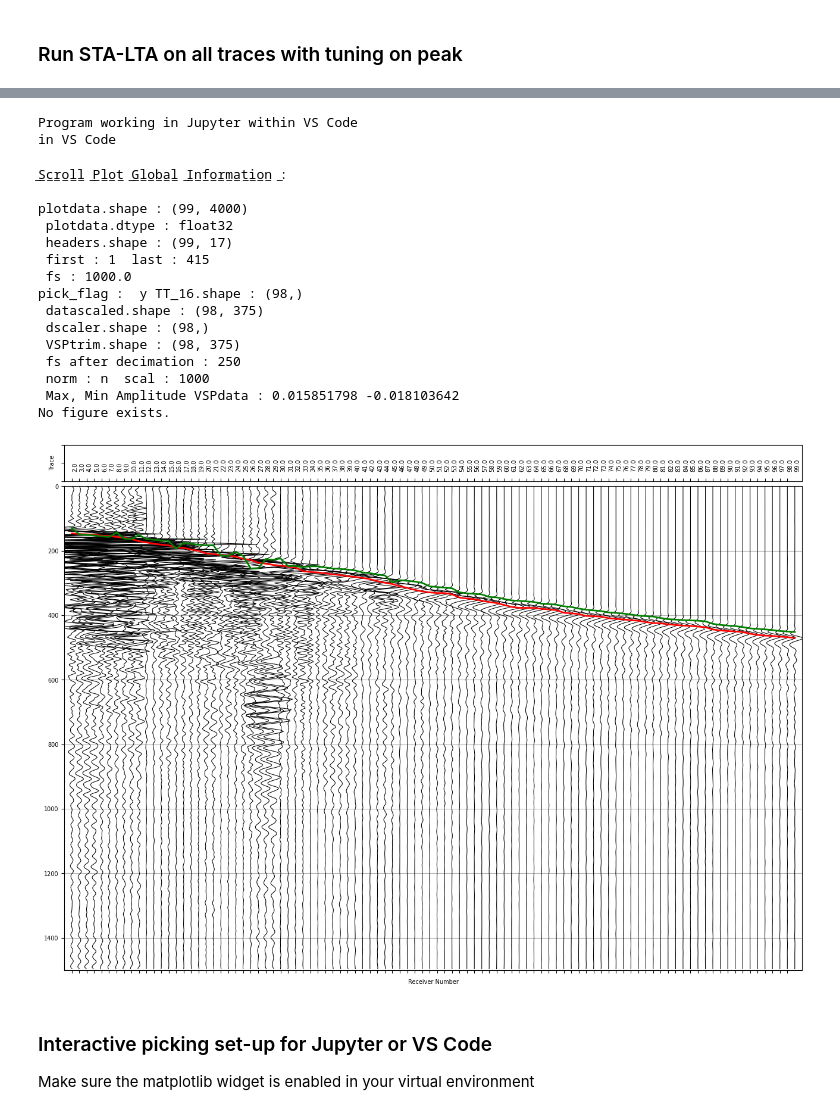
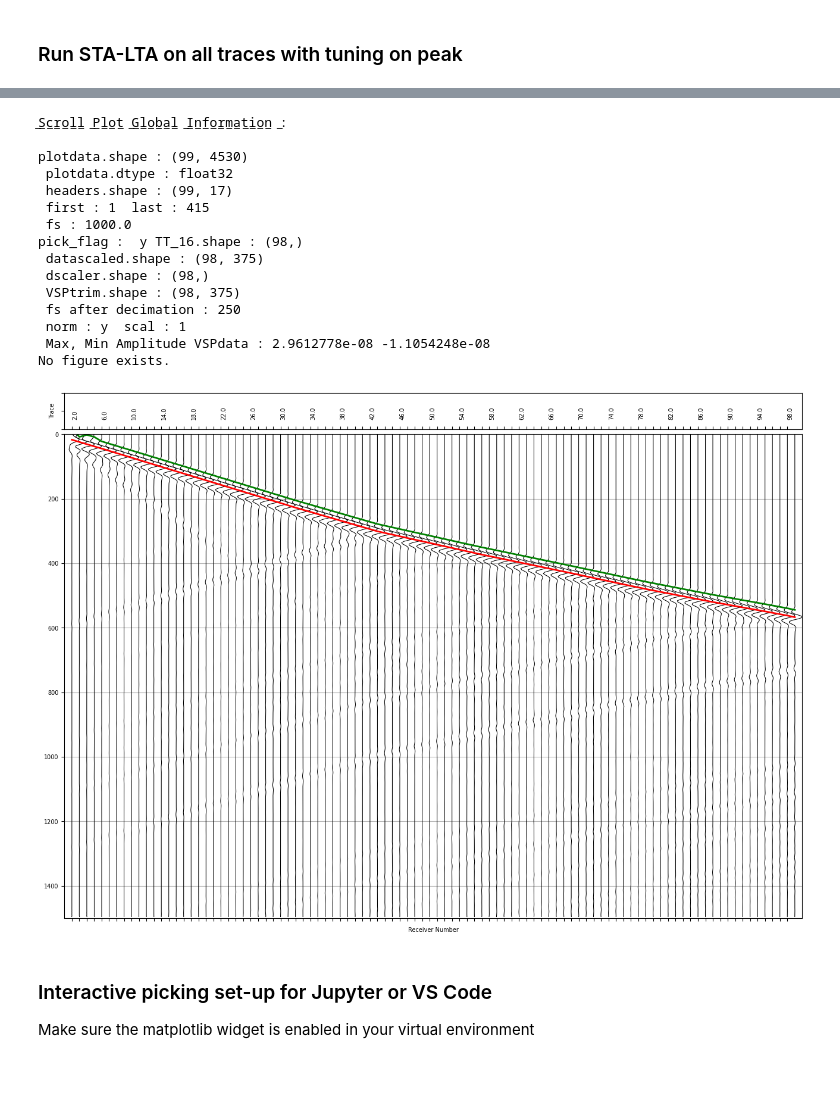
Before and after one commit to ajcampbell25/time_picking, a Jupyter notebook: time_pick_segy.ipynb, the cells around one changed output, grey strips where cells are left out. Cells and saved outputs as stored; diff of their text form; code cells hidden in the pictures; blank space fills up the shorter version.

```diff
--- a/time_pick_segy.ipynb
+++ b/time_pick_segy.ipynb
@@ -53,10 +53,7 @@ from iovsp import text_io
 # %%
 #################### get the ZVSP SEGY filename ############################
 
-#    filename = ('C:\\Users\\acampbell45\\Documents\\Python_Scripts'
-#        '\\Synthetic_data\\data\\zvsp_z_fd_mod6_12p5ft_grid_delayed.sgy')
-
-filename = ('data\\Devn1_raw_z.sgy')#zvsp_z_fd_mod6_12p5ft_grid_delayed.sgy')
+filename = ('data\\zvsp_z_fd_mod7a.sgy')
 
 
 ###################### run basic segy loading functions ####################
@@ -250,68 +240,52 @@ Some qc plots on a single trace.
-# %%
-# use 'ipympl' interactive graphic cells in jupyter lab??
-# %matplotlib ipympl
-# use 'widget' for interactive graphic cells in vscode
-
-platform = utilvsp.platform_chk()
-
-print (platform)
-if (platform =="in VS Code")or(platform =="in VSCODE"):
-    %matplotlib widget
-else:
-    %matplotlib ipympl
-# %% [output]
-Program working in Jupyter within VS Code
-in VS Code
 # %%
 ############# run recursive STA-LTA on all data #####################
 pick_params = dict(
     test_trace = 385,
         shortwin = 25,
         longwin = 125,
         envelope = 'n', # use hilbert envelope instead of trace amplitude
         qcplots = 'y',
         stime_plot = 0, # time window for calculations and plots
         etime_plot = 1500,
         subsamp_ratio = 10, # increase is slower but get  fractional ms
         stabilization = .1, # smaller if first break is relatively weak
         tune =60,
         verbose='n',
         table = 'n',
         picktype = 'ipt')# pk for peak, ipt for inflection point tangent, zc for zero-crossing
 
 picks_headers = tpick.pick_vsp(stack_bpf,zvsp_headers,fs,**pick_params)
 
-############ first plot of wiggles and velocities
-splot_params = {"pol":'n',
-        "etime":1500, "stime":0,
-            "first":1,
-            "last":415,
-            "spacing":'r',
-            "skiplabel":1,
-            "norm":'n',
-            "scal":1000,
-            "dec":'y',  # decimate trace samples to speed plotting
-            "tpi":10,
-            "title_top":'Raw Z stack ',
-            "va":'n'}
+############ plot with picks
+splot_params = {"pol":'n',          # polarity 'n' or 'r'
+        "etime":1500, "stime":0,    # plot time limits
+            "first":1,              # first trace
+            "last":415,             # last trace
+            "spacing":'T',          # spaced by depth 'z' or trace number 'T'
+            "skiplabel":4,          # print every nth header
+            "norm":'y',             # normalize by whole trace max amplitude
+            "scal":1,               # multiply trace amplitudes
+            "dec":'y',              # decimate trace samples to speed plotting
+            "tpi":10,               # not working trace per inch
+            "va":'n'}               # variable area, 'y' or 'n'
 scroll_plot(picks_headers,stack_bpf,fs, **splot_params)
 # %% [output]
 ̲S̲c̲r̲o̲l̲l̲ ̲P̲l̲o̲t̲ ̲G̲l̲o̲b̲a̲l̲ ̲I̲n̲f̲o̲r̲m̲a̲t̲i̲o̲n̲ ̲:
 
-plotdata.shape : (99, 4000)
+plotdata.shape : (99, 4530)
  plotdata.dtype : float32
  headers.shape : (99, 17)
  first : 1  last : 415
  fs : 1000.0
 pick_flag :  y TT_16.shape : (98,)
  datascaled.shape : (98, 375)
  dscaler.shape : (98,)
  VSPtrim.shape : (98, 375)
  fs after decimation : 250
- norm : n  scal : 1000
- Max, Min Amplitude VSPdata : 0.015851798 -0.018103642
+ norm : y  scal : 1
+ Max, Min Amplitude VSPdata : 2.9612778e-08 -1.1054248e-08
 No figure exists.
-[figure, old version]
+[figure, new version]
 # %% [markdown]
 ### Interactive picking set-up for Jupyter or VS Code
 
```
Also changed, not shown: parts of 9 cells of this notebook.
